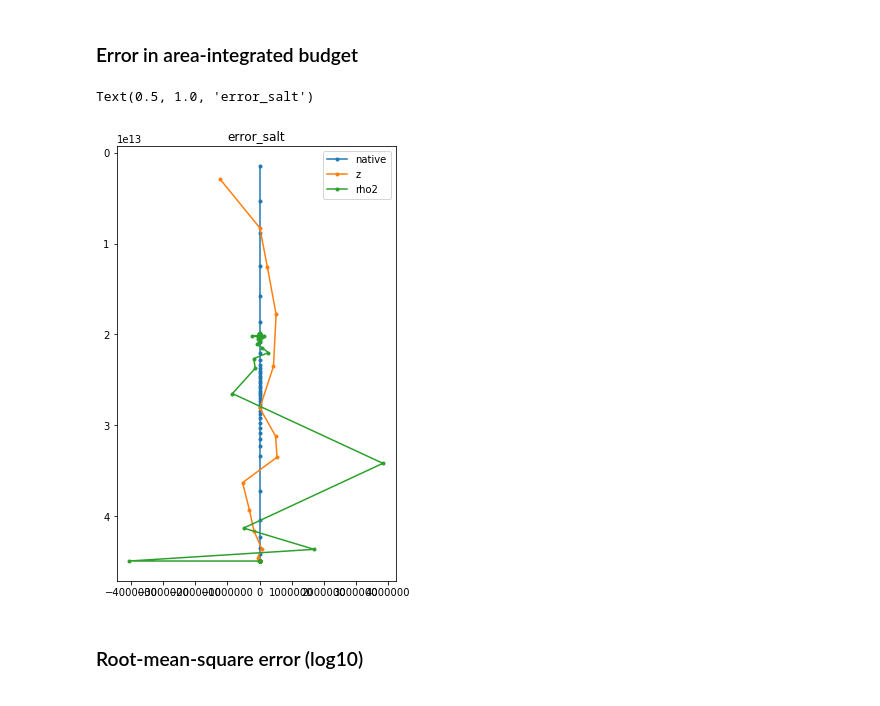
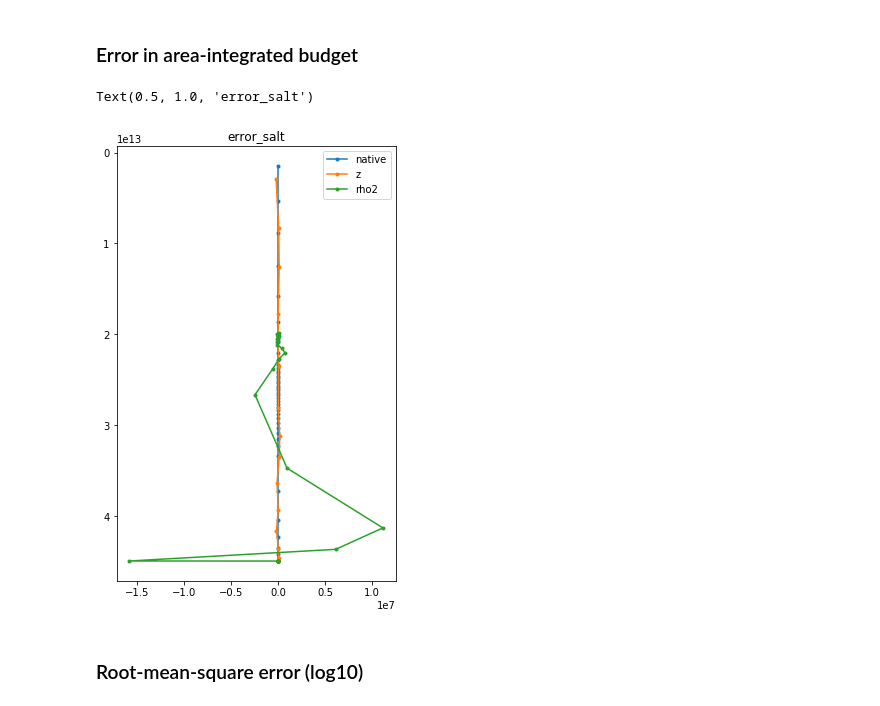
Before and after one commit to gmacgilchrist/wmt_bgc, a Jupyter notebook: calc_budget_testing.ipynb, the cells around one changed output. Saved outputs shown, nothing was run; the diff lists cells and outputs as text; code cells hidden in the pictures.

```diff
--- a/calc_budget_testing.ipynb
+++ b/calc_budget_testing.ipynb
@@ -111,11 +126,11 @@ draw_cf_plot(hsum_native[var],hsum_z[var],hsum_rho2[var],hvsum_native['thkcello'
 ### Error in area-integrated budget
 # %%
 var = 'error_salt'
-draw_cf_plot(hsum_native[var],hsum_z[var],hsum_rho2[var],k_native,k_z,k_rho2)
+draw_cf_plot(hsum_native[var],hsum_z[var],hsum_rho2[var],hvsum_native['thkcello'],hvsum_z['thkcello'],hvsum_rho2['thkcello'])
 plt.gca().set_title('error_salt')
 # %% [output]
 Text(0.5, 1.0, 'error_salt')
-[figure, old version]
+[figure, new version]
 # %% [markdown]
 ### Root-mean-square error (log10)
 # %%
```
Also changed, not shown: parts of 7 cells of this notebook, 10 other files.
